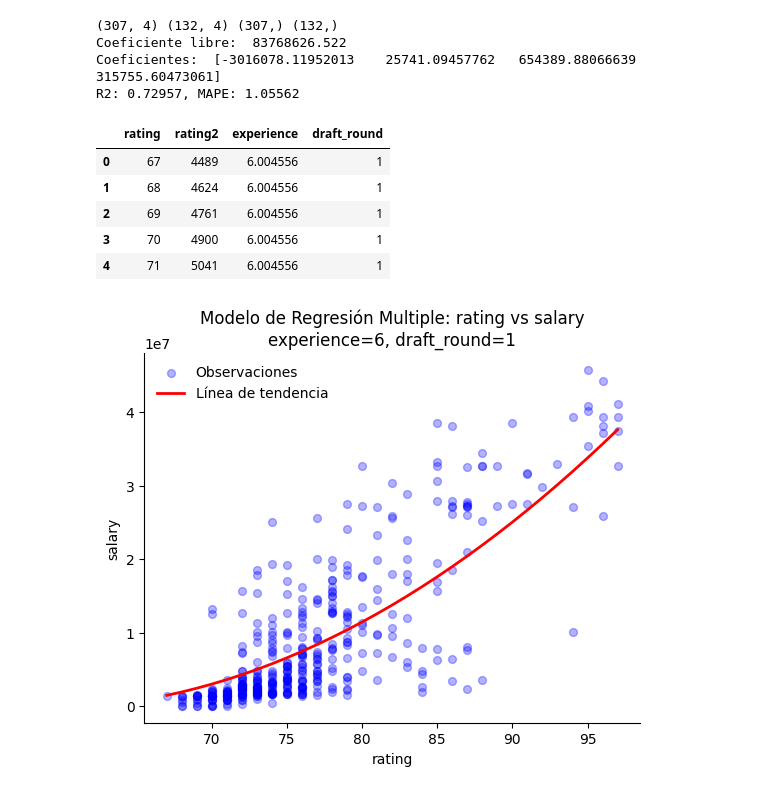
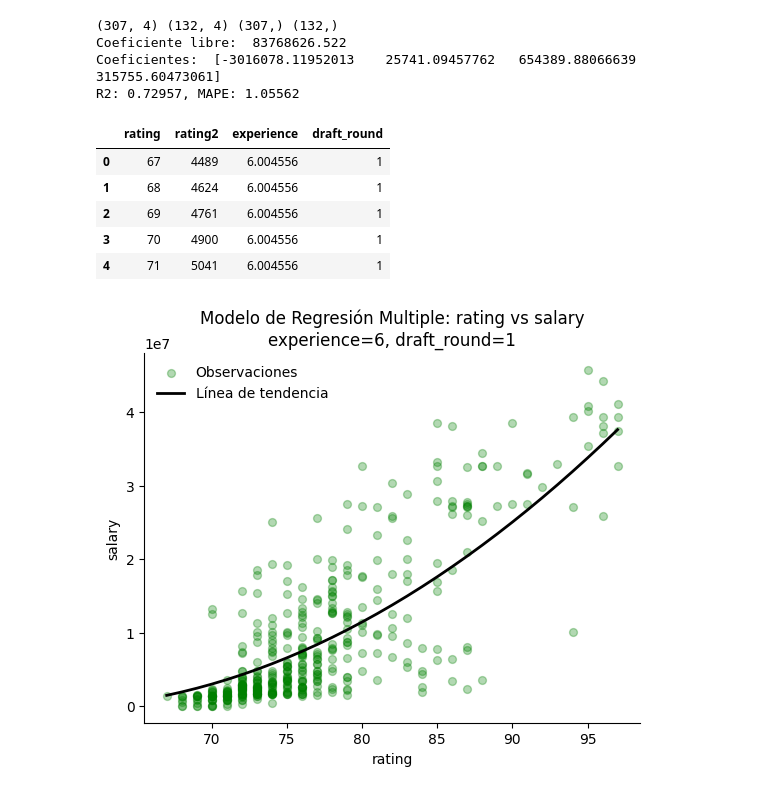
Before and after one commit to anacvelarde-blip/CursoPhytonProinnova, a Jupyter notebook: Proyecto_4_Analisis_multicolinariedad_de_.ipynb, the cells around one changed output. Drawn from its saved outputs; the diff is of its cells as text; code cells hidden in the pictures.

```diff
--- a/Proyecto_4_Analisis_multicolinariedad_de_.ipynb
+++ b/Proyecto_4_Analisis_multicolinariedad_de_.ipynb
@@ -283,32 +283,32 @@ R2: 0.72957, MAPE: 1.05562
 # %%
 # Construir una copia de DataFrame
 seq2_df = seq_df.copy()
 seq2_df['rating2'] = pow(seq2_df['rating'], 2)
 seq2_df['experience'] = df['experience'].mean()
 seq2_df['draft_round'] = 1
 seq2_df = seq2_df[['rating','rating2','experience','draft_round']]
 
 # Visualizar el inicio de dataframe
 display(seq2_df.head())
 
 seq2_y = model2.predict(seq2_df)
 
 # Presentar grafica de puntos
-plt.scatter(X['rating'], y, color='blue', label='Observaciones', s=32, alpha=.3)
+plt.scatter(X['rating'], y, color='green', label='Observaciones', s=32, alpha=.3)
 
 # Agregar la linea de regresión
-plt.plot(seq2_df['rating'], seq2_y, color='red', linewidth=2, label='Línea de tendencia')
+plt.plot(seq2_df['rating'], seq2_y, color='black', linewidth=2, label='Línea de tendencia')
 plt.gca().spines[['top', 'right',]].set_visible(False)
 plt.ylabel('salary');
 plt.xlabel('rating');
 plt.title('Modelo de Regresión Multiple: rating vs salary\nexperience=6, draft_round=1')
 plt.legend(frameon=False, loc=2)
 plt.show()
 # %% [output]
 |  | rating | rating2 | experience | draft_round |
 | 0 | 67 | 4489 | 6.004556 | 1 |
 | 1 | 68 | 4624 | 6.004556 | 1 |
 | 2 | 69 | 4761 | 6.004556 | 1 |
 | 3 | 70 | 4900 | 6.004556 | 1 |
 | 4 | 71 | 5041 | 6.004556 | 1 |
-[figure, old version]
+[figure, new version]
```
Also changed, not shown: parts of 1 cell of this notebook.
